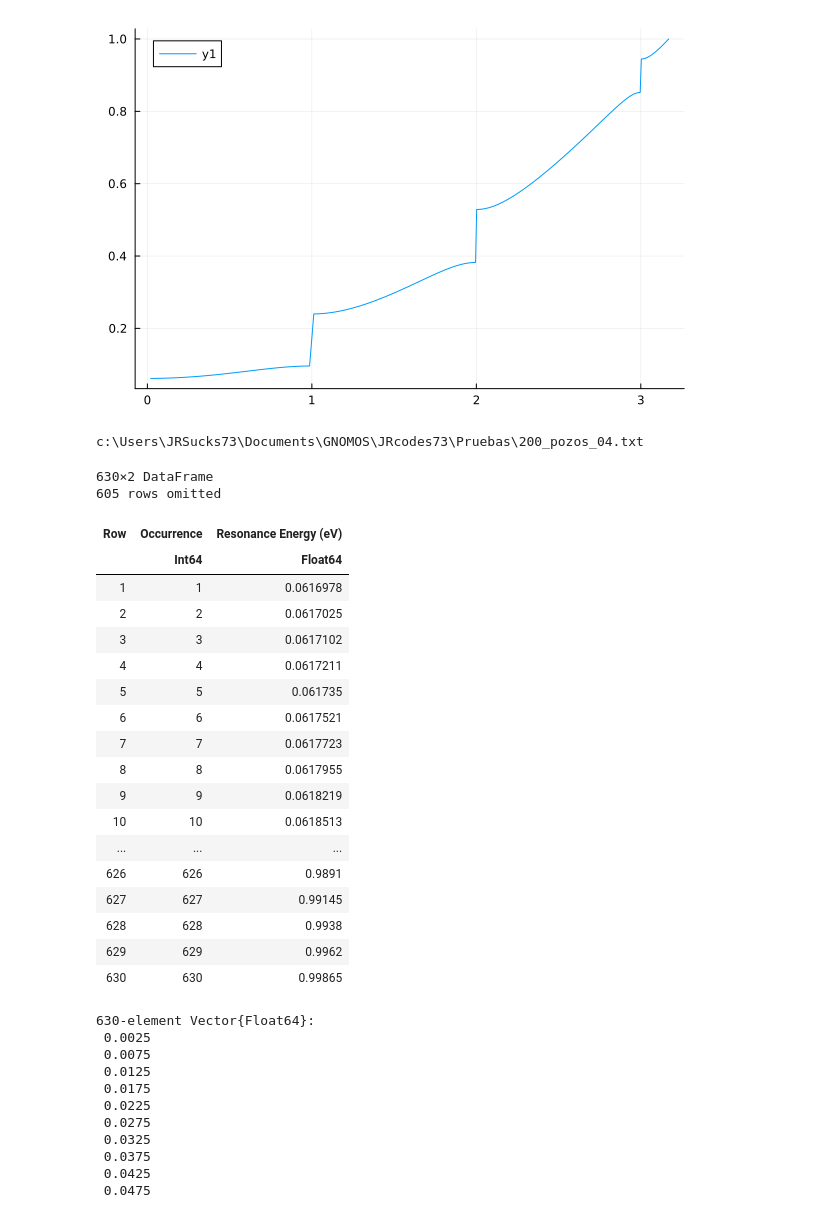
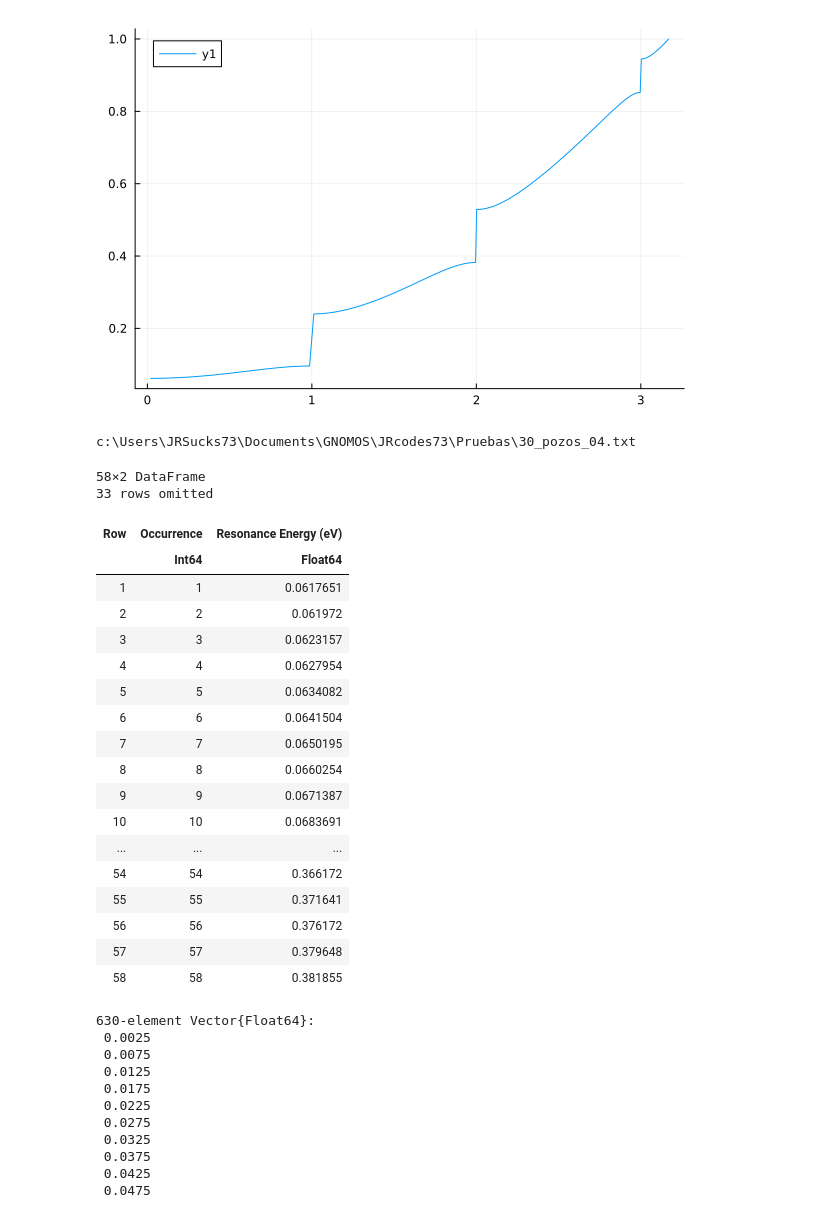
Before and after one commit to teresa-p-l/GNOMOS, a Jupyter notebook: JRcodes73/Bandas_anal/Bandas_analiticas.ipynb, the cells around one changed output. Drawn from its saved outputs; the diff is of its cells as text; code cells hidden in the pictures.

```diff
--- a/JRcodes73/Bandas_anal/Bandas_analiticas.ipynb
+++ b/JRcodes73/Bandas_anal/Bandas_analiticas.ipynb
@@ -118,42 +118,42 @@ display(p2)
 # %%
 #################################
 # ESTO NO FUNCIONA BIEN TODAVIA #
 #################################
 function leer_archivo_csv(carpeta, archivo; usuario = "JRcodes73")
     ruta = joinpath(@__DIR__, "..", carpeta, archivo)
     ruta = normpath(ruta)
     # l_ruta = length(archivo)
     # posible_usuario = archivo[l_ruta-length(usuario):l_ruta-1]
     # if posible_usuario == usuario
     #     exit
     # end
     println(ruta)
     data = CSV.read(ruta, DataFrame, header = 4)
     return data
 end
-prueba = leer_archivo_csv("Pruebas", "200_pozos_04.txt")
+prueba = leer_archivo_csv("Pruebas", "30_pozos_04.txt")
 # %% [output]
-c:\Users\JRSucks73\Documents\GNOMOS\JRcodes73\Pruebas\200_pozos_04.txt
+c:\Users\JRSucks73\Documents\GNOMOS\JRcodes73\Pruebas\30_pozos_04.txt
-630×2 DataFrame
-605 rows omitted
+58×2 DataFrame
+33 rows omitted
 | Row | Occurrence | Resonance Energy (eV) |
 |  | Int64 | Float64 |
-| 1 | 1 | 0.0616978 |
-| 2 | 2 | 0.0617025 |
-| 3 | 3 | 0.0617102 |
-| 4 | 4 | 0.0617211 |
-| 5 | 5 | 0.061735 |
-| 6 | 6 | 0.0617521 |
-| 7 | 7 | 0.0617723 |
-| 8 | 8 | 0.0617955 |
-| 9 | 9 | 0.0618219 |
-| 10 | 10 | 0.0618513 |
+| 1 | 1 | 0.0617651 |
+| 2 | 2 | 0.061972 |
+| 3 | 3 | 0.0623157 |
+| 4 | 4 | 0.0627954 |
+| 5 | 5 | 0.0634082 |
+| 6 | 6 | 0.0641504 |
+| 7 | 7 | 0.0650195 |
+| 8 | 8 | 0.0660254 |
+| 9 | 9 | 0.0671387 |
+| 10 | 10 | 0.0683691 |
 | ... | ... | ... |
-| 626 | 626 | 0.9891 |
-| 627 | 627 | 0.99145 |
-| 628 | 628 | 0.9938 |
-| 629 | 629 | 0.9962 |
-| 630 | 630 | 0.99865 |
+| 54 | 54 | 0.366172 |
+| 55 | 55 | 0.371641 |
+| 56 | 56 | 0.376172 |
+| 57 | 57 | 0.379648 |
+| 58 | 58 | 0.381855 |
 # %%
 ocurrencia_to_k = (prueba.Occurrence .- 0.5) ./ 200
 # %% [output]
```
Also changed, not shown: parts of 1 cell of this notebook, 1 other file.
